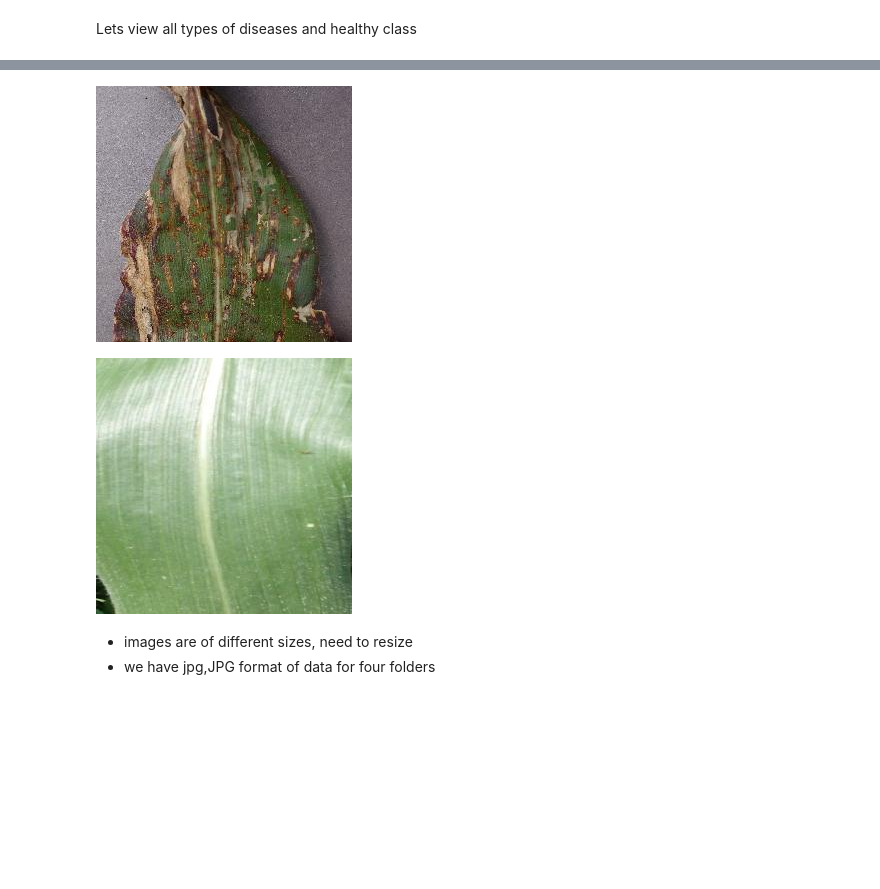
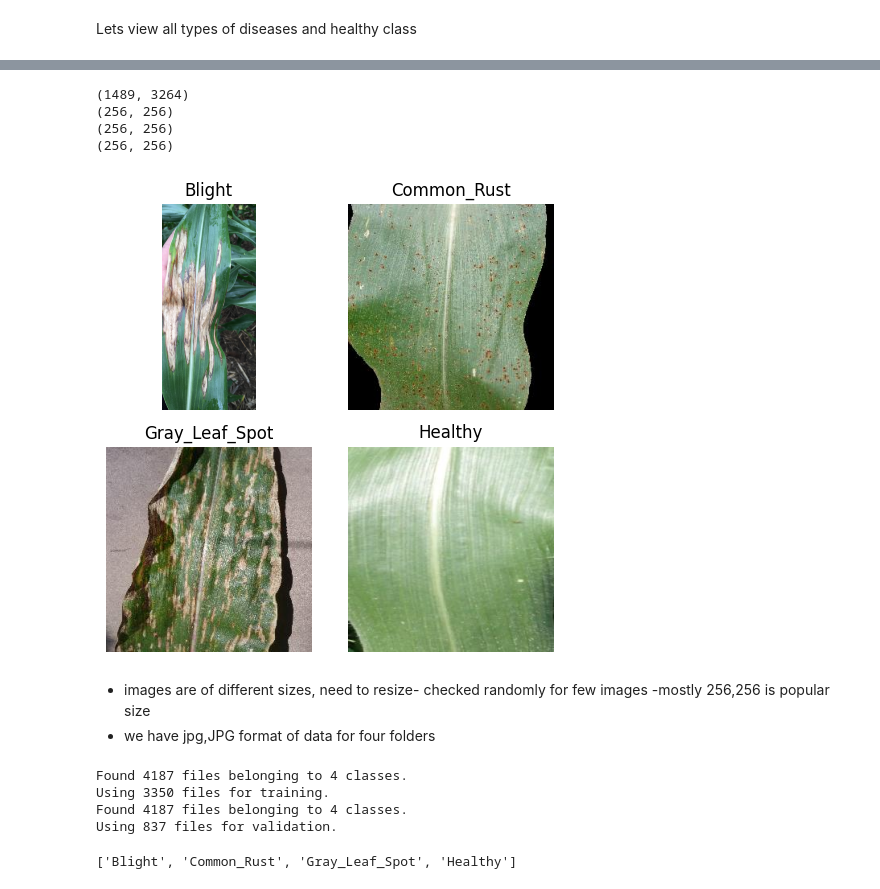
Before and after one commit to poojamahajan0712/Data-Science-Portfolio, a Jupyter notebook: Computer Vision/Corn_Disease_Detection/CornDiseaseDetection.ipynb, the cells around one changed output, grey strips where cells are left out. Drawn from its saved outputs; the diff is of its cells as text; code cells hidden in the pictures; blank space fills up the shorter version.

Commit message:
model arch 1

```diff
--- a/Computer Vision/Corn_Disease_Detection/CornDiseaseDetection.ipynb
+++ b/Computer Vision/Corn_Disease_Detection/CornDiseaseDetection.ipynb
@@ -32,11 +26,64 @@ PIL.Image.open("/content/drive/MyDrive/Corn_disease_dataset/data/Common_Rust/Cor
-# %%
-PIL.Image.open("/content/drive/MyDrive/Corn_disease_dataset/data/Gray_Leaf_Spot/Corn_Gray_Spot (101).JPG")
-# %% [output]
-[figure, removed]
-# %%
-PIL.Image.open("/content/drive/MyDrive/Corn_disease_dataset/data/Healthy/Corn_Health (10).jpg")
-# %% [output]
-[figure, removed]
+# %%
+paths_list = {'Blight':"/content/drive/MyDrive/Corn_disease_dataset/data/Blight/Corn_Blight (102).jpg",
+              'Common_Rust' :"/content/drive/MyDrive/Corn_disease_dataset/data/Common_Rust/Corn_Common_Rust (1005).JPG",
+              'Gray_Leaf_Spot': "/content/drive/MyDrive/Corn_disease_dataset/data/Gray_Leaf_Spot/Corn_Gray_Spot (136).JPG",
+              'Healthy' : "/content/drive/MyDrive/Corn_disease_dataset/data/Healthy/Corn_Health (10).jpg"}
+
+# Create a figure with a 2x2 grid of subplots
+fig, axes = plt.subplots(2, 2, figsize=(5, 5))
+axes = axes.flatten()  # Flatten the 2x2 grid into a 1D array for easy iteration
+# Loop through the dictionary and visualize each image
+for ax, (label, image_path) in zip(axes, paths_list.items()):
+    image = PIL.Image.open(image_path)
+    print(image.size)
+    ax.imshow(image)
+    ax.set_title(label)
+    ax.axis('off')  # Hide axes for cleaner visualization
+
+# Adjust layout to prevent overlap
+plt.tight_layout()
+plt.show()
+# %% [output]
+(1489, 3264)
+(256, 256)
+(256, 256)
+(256, 256)
+[figure, added]
 # %% [markdown]
-*  images are of different sizes, need to resize
+*  images are of different sizes, need to resize- checked randomly for few images -mostly 256,256 is popular size
 * we have jpg,JPG format of data for four folders
+# %%
+## Creating dataset
+batch_size = 32
+img_height = 224
+img_width = 224
+
+train_ds = tf.keras.utils.image_dataset_from_directory(
+  data_dir,
+  validation_split=0.2,
+  subset="training",
+  seed=123,
+  image_size=(img_height, img_width),
+  batch_size=batch_size)
+
+
+val_ds = tf.keras.utils.image_dataset_from_directory(
+  data_dir,
+  validation_split=0.2,
+  subset="validation",
+  seed=123,
+  image_size=(img_height, img_width),
+  batch_size=batch_size)
+
+#using the validation_split, subset, and seed parameters, image_dataset_from_directory creates two non-overlapping
+#datasets for training and validation, ensuring that the model is trained on one set of images and validated on another, distinct set
+# %% [output]
+Found 4187 files belonging to 4 classes.
+Using 3350 files for training.
+Found 4187 files belonging to 4 classes.
+Using 837 files for validation.
+# %%
+class_names = train_ds.class_names
+print(class_names)
+# %% [output]
+['Blight', 'Common_Rust', 'Gray_Leaf_Spot', 'Healthy']
```
Also changed, not shown: parts of 11 cells of this notebook.
